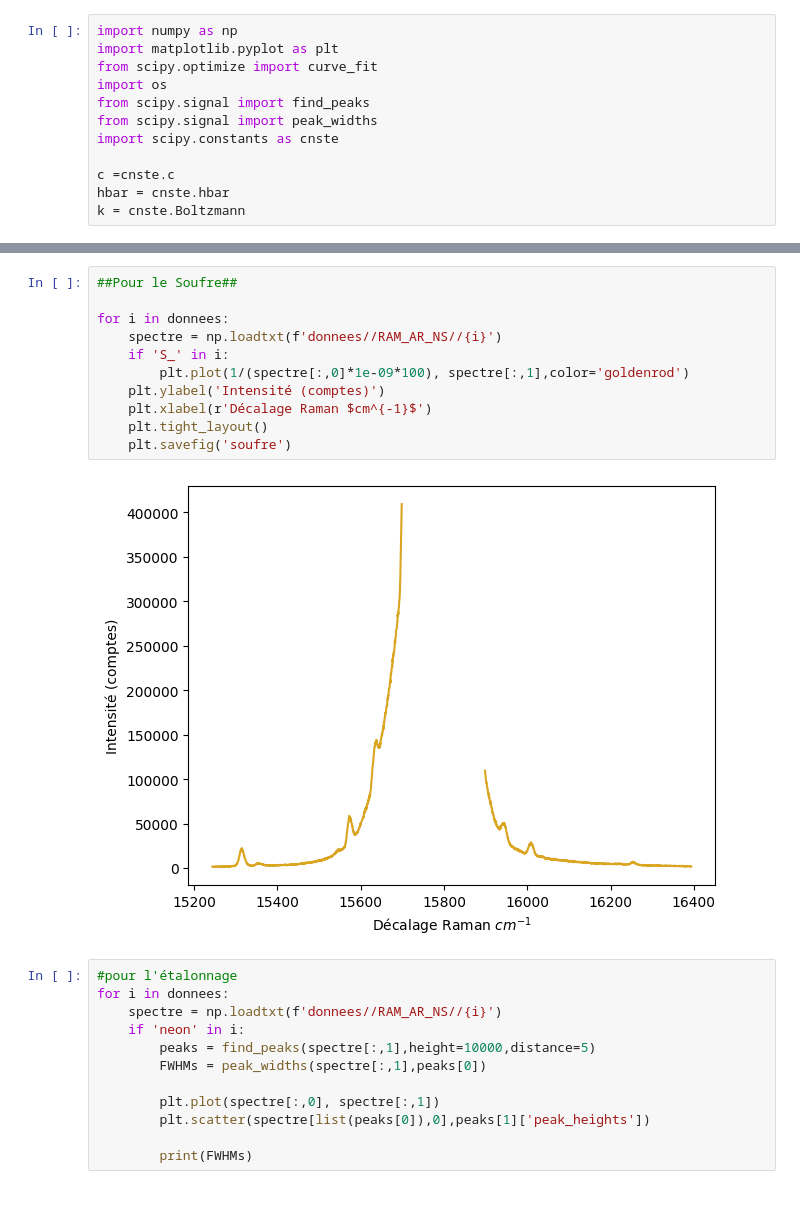
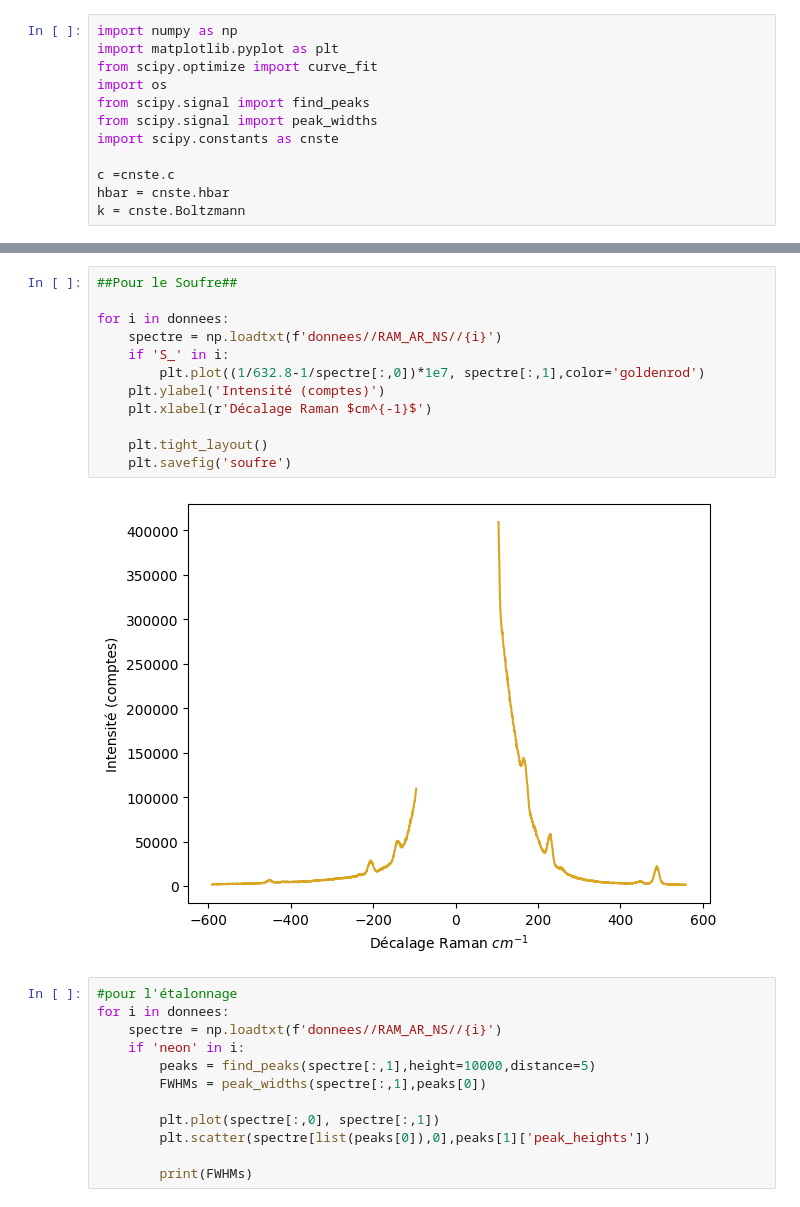
Before and after one commit to Simarties/Labo3, a Jupyter notebook: LabREIMAN/Ramain.ipynb, the cells around one changed output, grey strips where cells are left out. Saved outputs shown, nothing was run; the diff lists cells and outputs as text.

```diff
--- a/LabREIMAN/Ramain.ipynb
+++ b/LabREIMAN/Ramain.ipynb
@@ -82,16 +73,17 @@ for i in donnees:
 # %%
 ##Pour le Soufre##
 
 for i in donnees:
     spectre = np.loadtxt(f'donnees//RAM_AR_NS//{i}')
     if 'S_' in i:
-        plt.plot(1/(spectre[:,0]*1e-09*100), spectre[:,1],color='goldenrod')
+        plt.plot((1/632.8-1/spectre[:,0])*1e7, spectre[:,1],color='goldenrod')
     plt.ylabel('Intensité (comptes)')
     plt.xlabel(r'Décalage Raman $cm^{-1}$')
+
     plt.tight_layout()
     plt.savefig('soufre')
 # %% [output]
-[figure, old version]
+[figure, new version]
 # %%
 #pour l'étalonnage
 for i in donnees:
```
Also changed, not shown: parts of 6 cells of this notebook, 11 other files.
